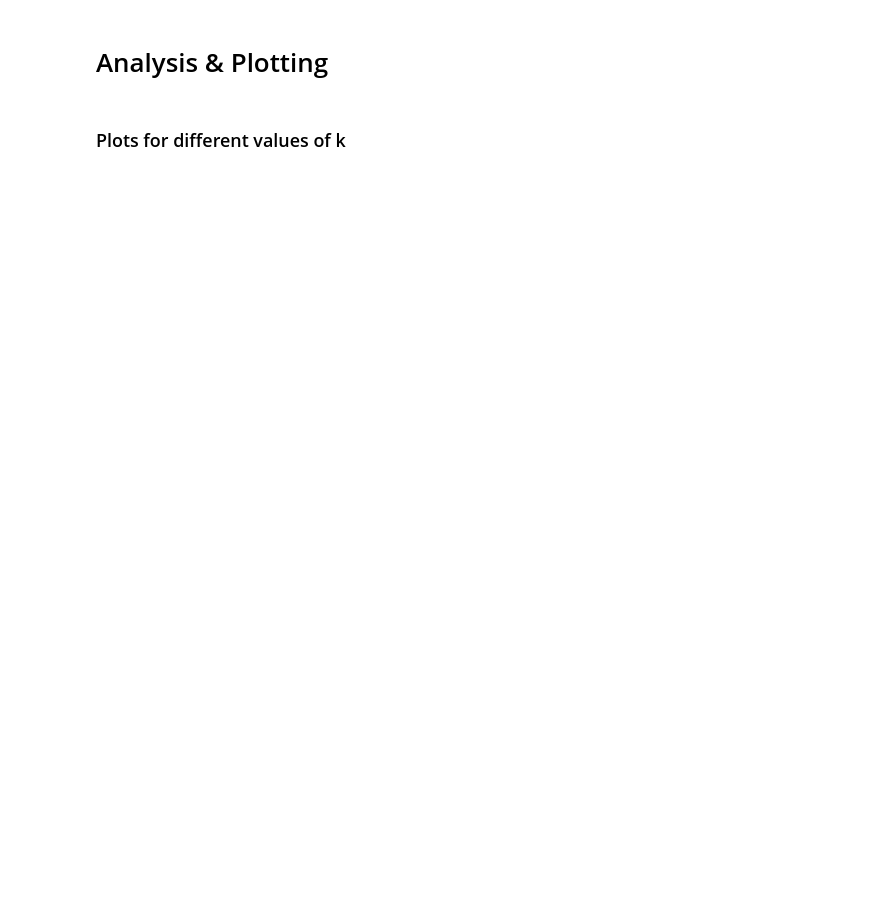
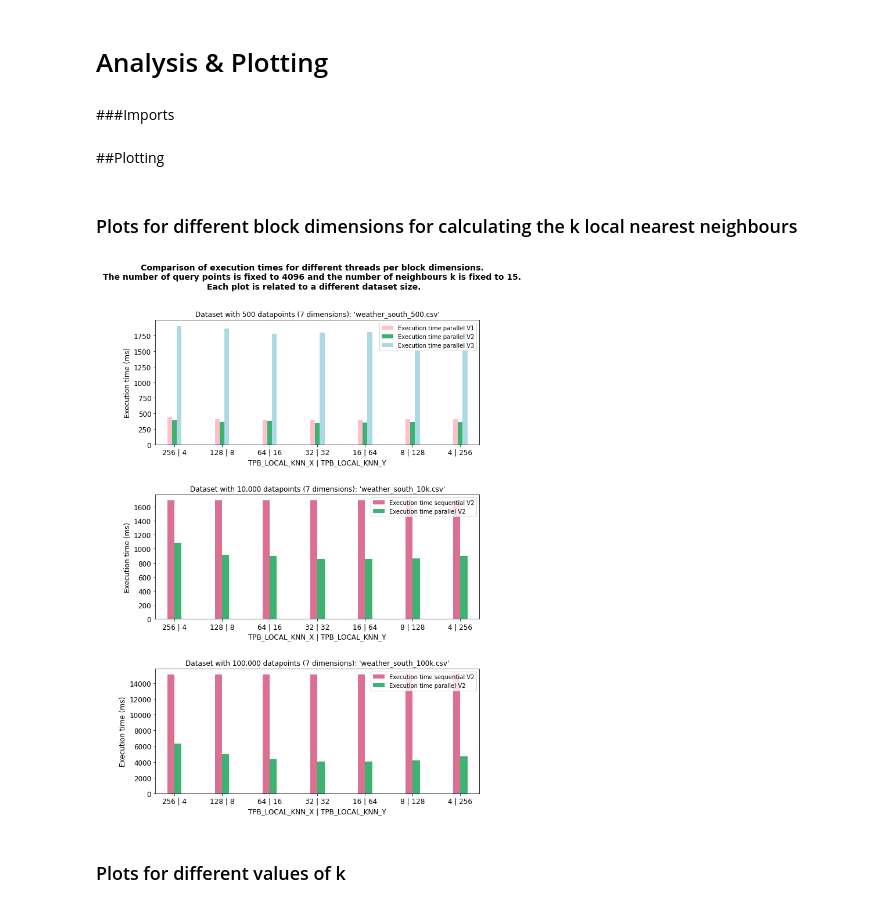
Before and after one commit to TheKastenkarl/parallel-knn-c, a Jupyter notebook: Profiling.ipynb, the cells around one changed output. Cells and saved outputs as stored; diff of their text form; code cells hidden in the pictures; blank space fills up the shorter version.

```diff
--- a/Profiling.ipynb
+++ b/Profiling.ipynb
@@ -150,9 +88,77 @@ Report file moved to "/content/drive/MyDrive/Colab Notebooks/AppliedGPU_finalPro
 # %% [markdown]
 # Analysis & Plotting
+# %% [markdown]
+###Imports
 # %%
 import matplotlib.pyplot as plt
 import numpy as np
 import pandas as pd
+# %% [markdown]
+##Plotting
+# %% [markdown]
+### Plots for different block dimensions for calculating the k local nearest neighbours
+# %%
+index_t = ['256 | 4', '128 | 8', '64 | 16', '32 | 32', '16 | 64', '8 | 128', '4 | 256', ]
+
+#execution_time_sequentialV2_500 = [80.409, 80.409, 80.409, 80.409, 80.409, 80.409, 80.409,]
+execution_time_parallelV1_500 = [434.8, 405.68, 394.07, 391.68, 397.73, 410.83, 411.3]
+execution_time_parallelV2_500 = [391.87, 365.35, 377.76, 348.78, 352.35, 367.54, 362.31]
+execution_time_parallelV3_500 = [1903.56, 1864.06, 1782.19, 1801.17, 1808.85, 1781.22, 1822.42]
+
+execution_time_sequentialV2_10k = [1687.97, 1687.97, 1687.97, 1687.97, 1687.97, 1687.97, 1687.97]
+execution_time_parallelV1_10k = []
+execution_time_parallelV2_10k = [1083.27, 912.99, 895.63, 852.29, 853.50, 863.63, 897.68]
+
+execution_time_sequentialV2_100k = [15078.5, 15078.5, 15078.5, 15078.5, 15078.5, 15078.5, 15078.5]
+execution_time_parallelV1_100k = []
+execution_time_parallelV2_100k = [6332.68, 5005.34, 4343.66, 4074.96, 4039.49, 4196.41, 4716.92]
+execution_time_parallelV3_100k = [7667.64, 6433.92, 5673.82, 5458.81, 5476.82, 5553.05, 5966.21]
+
+df_500 = pd.DataFrame({
+                   #'Execution time sequential V2': execution_time_sequentialV2_500,
+                   'Execution time parallel V1': execution_time_parallelV1_500,
+                   'Execution time parallel V2': execution_time_parallelV2_500,
+                   'Execution time parallel V3': execution_time_parallelV3_500,
+                   }, index=index_t)
+
+df_10k = pd.DataFrame({
+                   'Execution time sequential V2': execution_time_sequentialV2_10k,
+                   #'Execution time parallel V1': execution_time_parallelV1_10k,
+                   'Execution time parallel V2': execution_time_parallelV2_10k,
+                   }, index=index_t)
+
+df_100k = pd.DataFrame({
+                   'Execution time sequential V2': execution_time_sequentialV2_100k,
+                   #'Execution time parallel V1': execution_time_parallelV1_100k,
+                   'Execution time parallel V2': execution_time_parallelV2_100k,
+                   #'Execution time parallel V3': execution_time_parallelV3_100k,
+                   }, index=index_t)
+
+
+width = 0.3
+
+fig, axes = plt.subplots(nrows = 3, ncols = 1)
+
+ax = df_500.plot.bar(ax = axes[0], width = width, rot = 0, alpha = 1, fontsize=12, color={"Execution time sequential V2": "palevioletred", "Execution time parallel V1": "pink", "Execution time parallel V2": "mediumseagreen", "Execution time parallel V3": "lightblue"})
+ax.set_title("Dataset with 500 datapoints (7 dimensions): 'weather_south_500.csv'")
+ax.set_xlabel("TPB_LOCAL_KNN_X | TPB_LOCAL_KNN_Y", fontsize=12)
+ax.set_ylabel("Execution time (ms)", fontsize=12)
+
+ax = df_10k.plot.bar(ax = axes[1], width = width, rot = 0, alpha = 1, fontsize=12, color={"Execution time sequential V2": "palevioletred", "Execution time parallel V2": "mediumseagreen"})
+ax.set_title("Dataset with 10,000 datapoints (7 dimensions): 'weather_south_10k.csv'")
+ax.set_xlabel("TPB_LOCAL_KNN_X | TPB_LOCAL_KNN_Y", fontsize=12)
+ax.set_ylabel("Execution time (ms)", fontsize=12)
+
+ax = df_100k.plot.bar(ax = axes[2], width = width, rot = 0, alpha = 1, fontsize=12, color={"Execution time sequential V2": "palevioletred", "Execution time parallel V2": "mediumseagreen",  "Execution time parallel V3": "lightblue"})
+ax.set_title("Dataset with 100,000 datapoints (7 dimensions): 'weather_south_100k.csv'")
+ax.set_xlabel("TPB_LOCAL_KNN_X | TPB_LOCAL_KNN_Y", fontsize=12)
+ax.set_ylabel("Execution time (ms)", fontsize=12)
+
+plt.subplots_adjust(hspace=0.4)
+fig.suptitle("Comparison of execution times for different threads per block dimensions.\n The number of query points is fixed to 4096 and the number of neighbours k is fixed to 15. \n Each plot is related to a different dataset size.", y=0.97, fontweight = "bold", fontsize = 14)
+fig.set_size_inches(10, 15, forward=True)
+# %% [output]
+[figure, added]
 # %% [markdown]
 ### Plots for different values of k
 # %%
```
Also changed, not shown: parts of 13 cells of this notebook.
